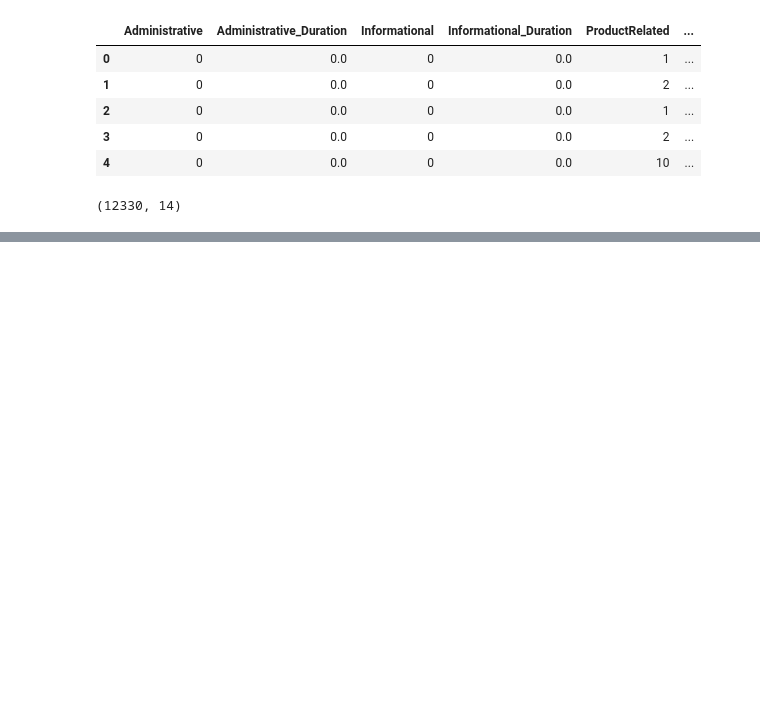
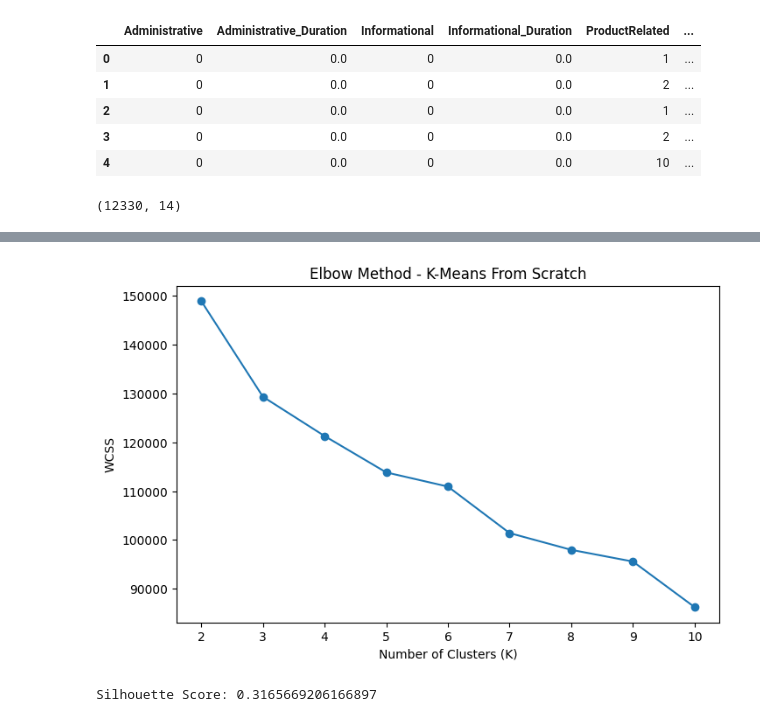
Before and after one commit to adityab-tech/DC, a Jupyter notebook: DC1_adi.ipynb, the cells around one changed output, grey strips where cells are left out. Drawn from its saved outputs; the diff is of its cells as text; code cells hidden in the pictures; blank space fills up the shorter version.

```diff
--- a/DC1_adi.ipynb
+++ b/DC1_adi.ipynb
@@ -642,0 +649,3 @@ class KMeansScratch:
+# %%
+labels = kmeans.labels
+print(labels)
@@ -642,0 +662,10 @@ class KMeansScratch:
+# %%
+def calculate_wcss(X, labels, centroids):
+    wcss = 0
+    for i in range(len(centroids)):
+        cluster_points = X[labels == i]
+        wcss += np.sum((cluster_points - centroids[i]) ** 2)
+    return wcss
+# %%
+wcss = calculate_wcss(X_scaled,kmeans.labels,kmeans.centroids)
+print("WCSS:", wcss)
@@ -642,0 +674,9 @@ class KMeansScratch:
+# %%
+wcss_values = []
+for k in range(2, 11):
+    model = KMeansScratch(k=k,max_iter=100)
+    model.fit(X_scaled)
+    wcss = calculate_wcss(X_scaled,model.labels,model.centroids)
+    wcss_values.append(wcss)
+
+    print("K =", k,"WCSS =", wcss)
@@ -642,0 +702,24 @@ class KMeansScratch:
+# %%
+import matplotlib.pyplot as plt
+
+plt.figure(figsize=(8, 5))
+
+plt.plot(
+    range(2, 11),
+    wcss_values,
+    marker='o'
+)
+
+plt.xlabel("Number of Clusters (K)")
+plt.ylabel("WCSS")
+plt.title("Elbow Method - K-Means From Scratch")
+
+plt.show()
+# %% [output]
+[figure, added]
+# %%
+from sklearn.metrics import silhouette_score
+score = silhouette_score(X_scaled,kmeans.labels)
+print("Silhouette Score:", score)
+# %% [output]
+Silhouette Score: 0.3165669206166897
```
Also changed, not shown: parts of 27 cells of this notebook.
